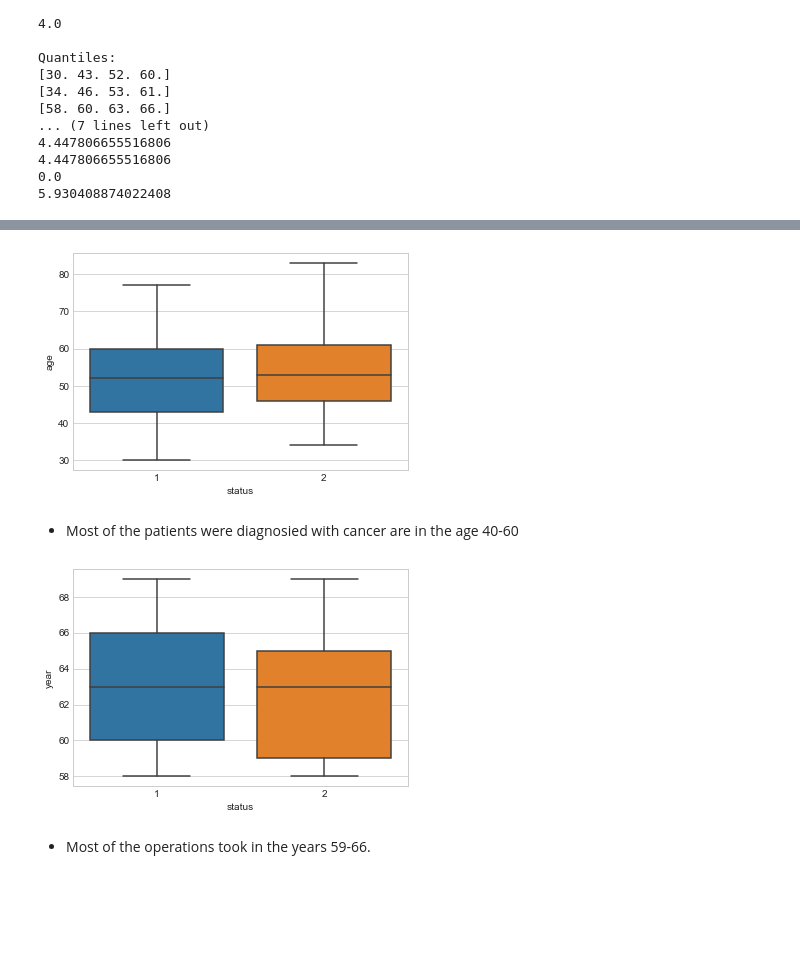
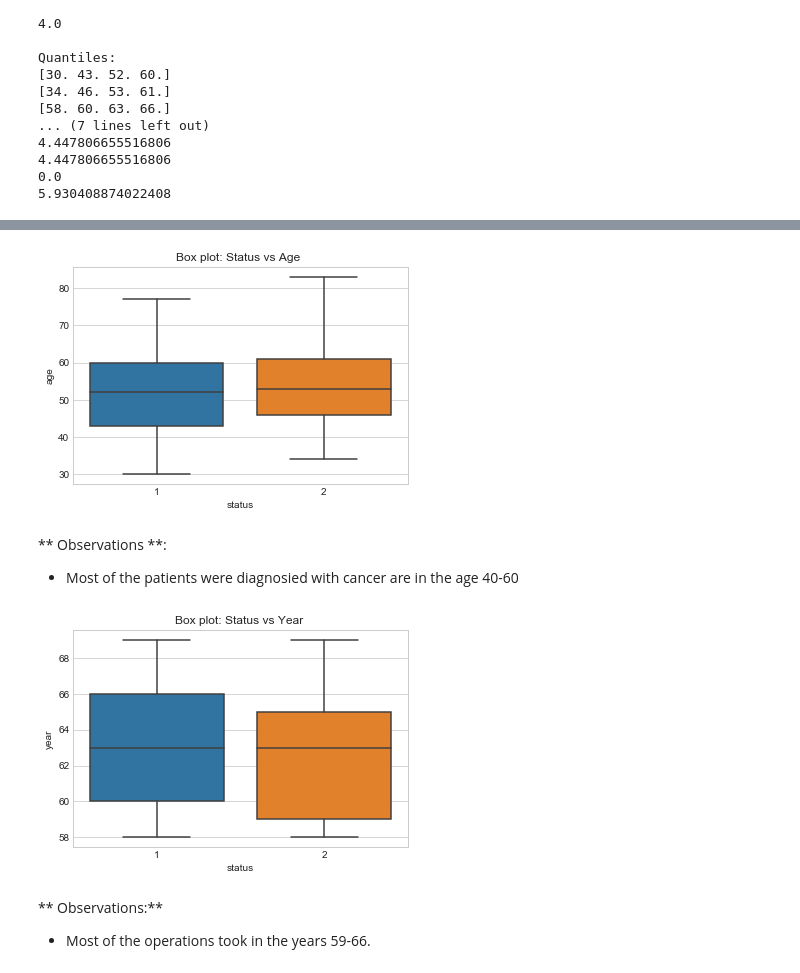
Before and after one commit to gnana1997/Exploratory-Data-Analysis, a Jupyter notebook: EDA.ipynb, the cells around one changed output, grey strips where cells are left out. Saved outputs shown, nothing was run; the diff lists cells and outputs as text; code cells hidden in the pictures; blank space fills up the shorter version.

```diff
--- a/EDA.ipynb
+++ b/EDA.ipynb
@@ -340,16 +366,20 @@ Quantiles:
 # %%
 sns.boxplot(x='status',y='age', data=df)
+plt.title('Box plot: Status vs Age ')
 plt.show()
 # %% [output]
-[figure, old version]
+[figure, new version]
 # %% [markdown]
+** Observations **:
 * Most of the patients were diagnosied with cancer are in the age 40-60
 # %%
 sns.boxplot(x='status',y='year', data=df)
+plt.title('Box plot: Status vs Year ')
 plt.show()
 # %% [output]
-[figure, old version]
+[figure, new version]
 # %% [markdown]
+** Observations:**
 * Most of the operations took in the years 59-66.
 # %%
 sns.boxplot(x='status',y='nodes', data=df)
```
Also changed, not shown: parts of 59 cells of this notebook.
